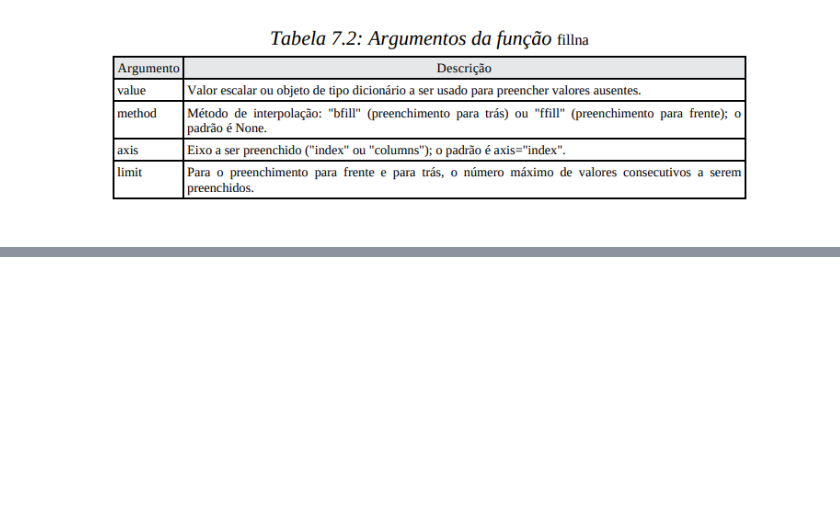
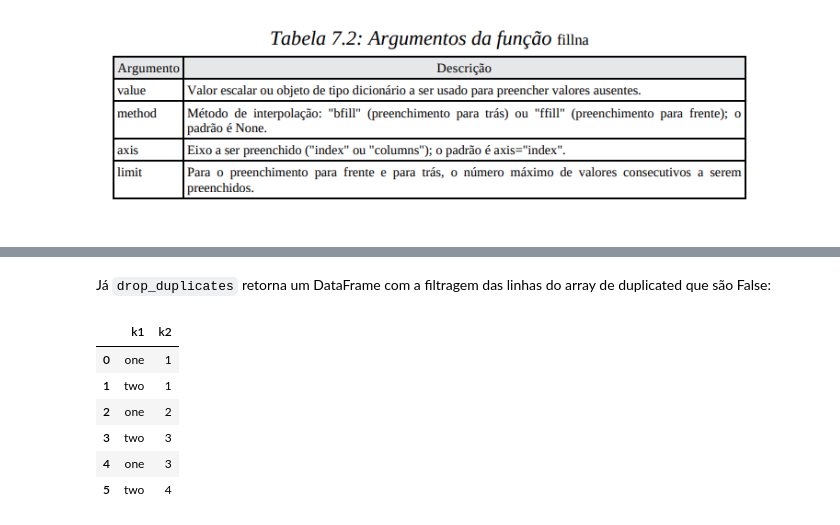
Before and after one commit to isaiassousa032/python-para-analise-de-dados-livro, a Jupyter notebook: Capitulo 7.ipynb, the cells around one changed output, grey strips where cells are left out. Cells and saved outputs as stored; diff of their text form; code cells hidden in the pictures; blank space fills up the shorter version.

```diff
--- a/Capitulo 7.ipynb
+++ b/Capitulo 7.ipynb
@@ -267,0 +306,13 @@ dtype: float64
+# %% [markdown]
+Já `drop_duplicates` retorna um DataFrame com a filtragem das linhas do array de
+duplicated que são False:
+# %%
+data.drop_duplicates()
+# %% [output]
+|  | k1 | k2 |
+| 0 | one | 1 |
+| 1 | two | 1 |
+| 2 | one | 2 |
+| 3 | two | 3 |
+| 4 | one | 3 |
+| 5 | two | 4 |
```
Also changed, not shown: parts of 12 cells of this notebook.
